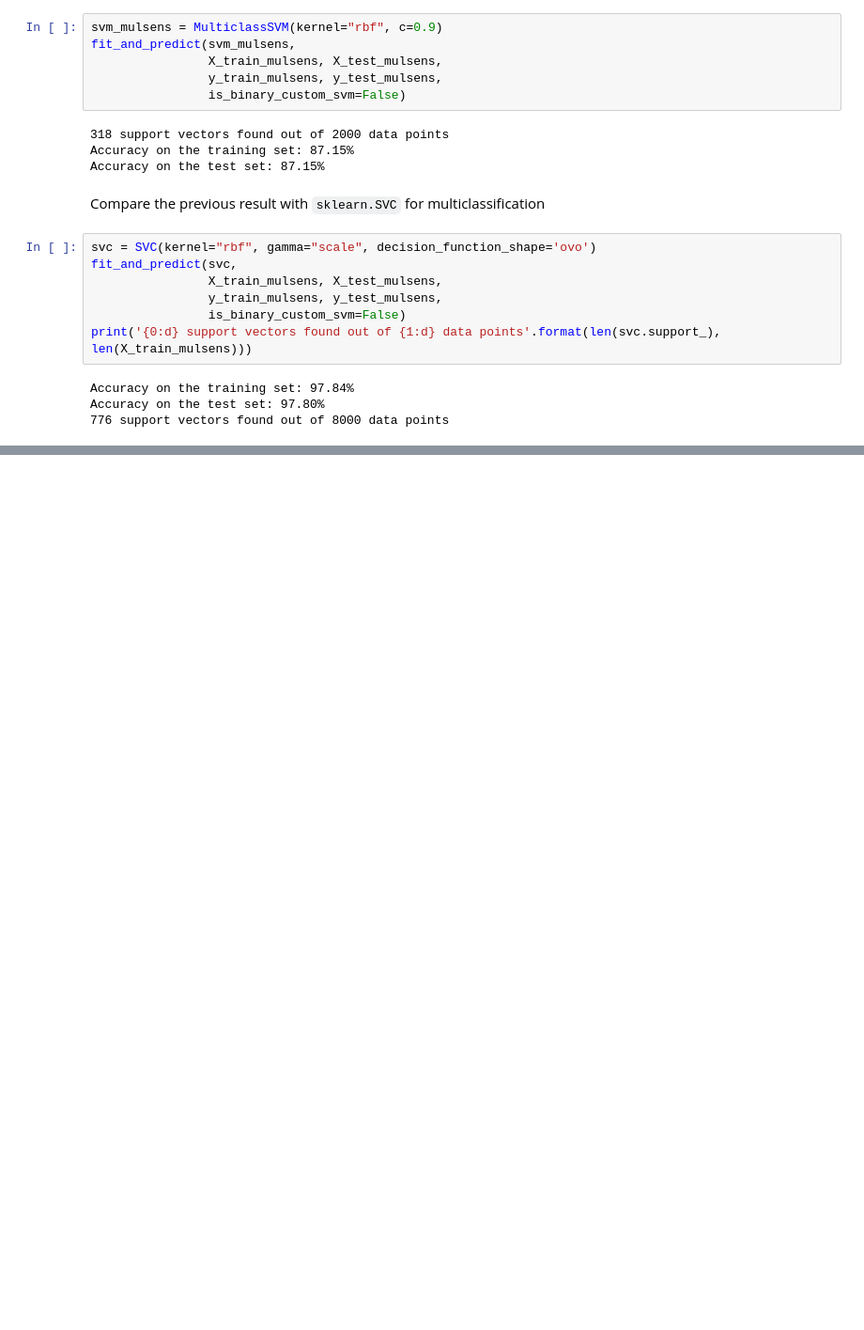
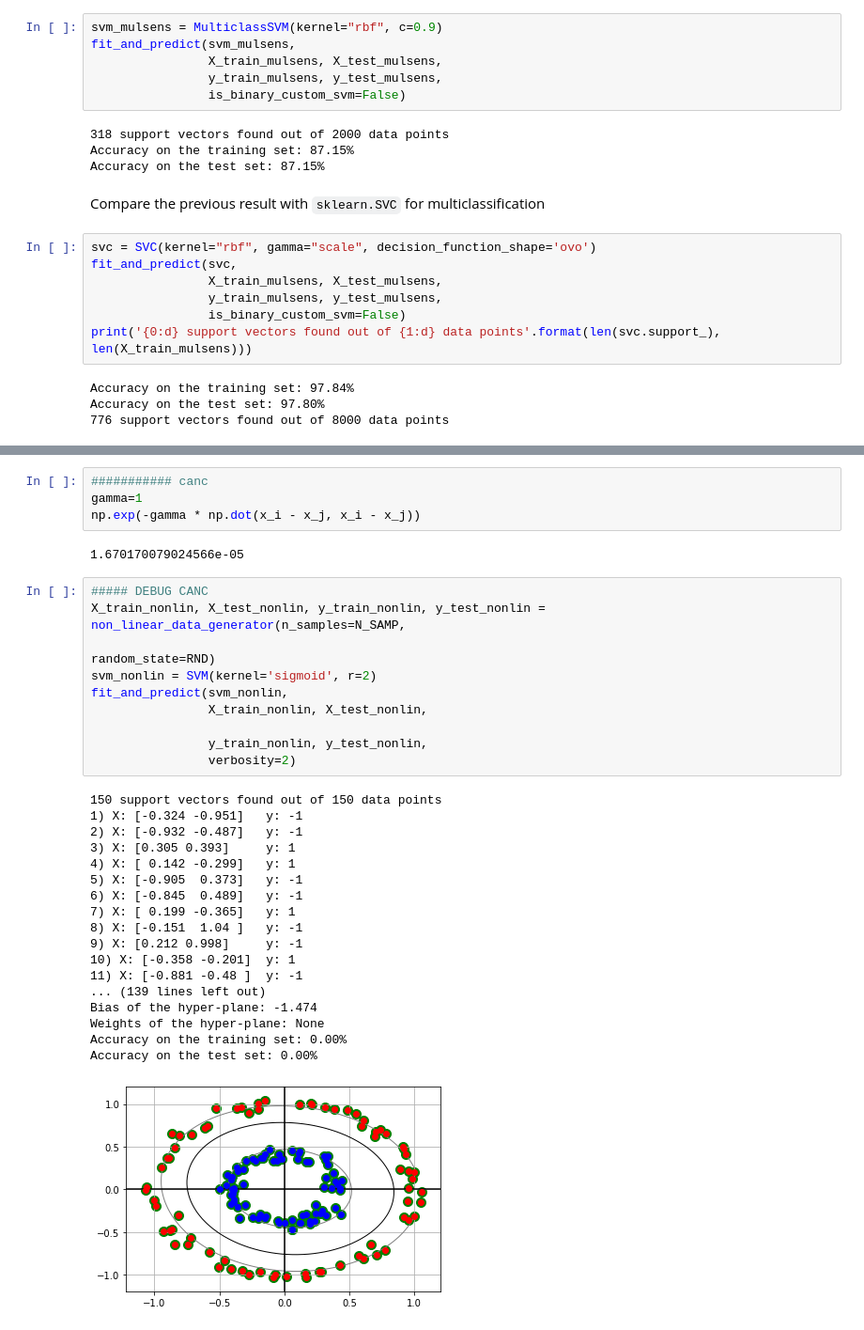
Before and after one commit to nihil21/custom-svm, a Jupyter notebook: custom-svm/svm_usecase.ipynb, the cells around one changed output, grey strips where cells are left out. Shown at 94% size. Drawn from its saved outputs; the diff is of its cells as text; blank space fills up the shorter version.

```diff
--- a/custom-svm/svm_usecase.ipynb
+++ b/custom-svm/svm_usecase.ipynb
@@ -312,0 +321,35 @@ Accuracy on the test set: 97.80%
+# %%
+########### canc
+gamma=1
+np.exp(-gamma * np.dot(x_i - x_j, x_i - x_j))
+# %% [output]
+1.670170079024566e-05
+# %%
+##### DEBUG CANC
+X_train_nonlin, X_test_nonlin, y_train_nonlin, y_test_nonlin = non_linear_data_generator(n_samples=N_SAMP,
+                                                                                         random_state=RND)
+svm_nonlin = SVM(kernel='sigmoid', r=2)
+fit_and_predict(svm_nonlin,
+                X_train_nonlin, X_test_nonlin,
+
+                y_train_nonlin, y_test_nonlin,
+                verbosity=2)
+# %% [output]
+150 support vectors found out of 150 data points
+1) X: [-0.324 -0.951]   y: -1
+2) X: [-0.932 -0.487]   y: -1
+3) X: [0.305 0.393]     y: 1
+4) X: [ 0.142 -0.299]   y: 1
+5) X: [-0.905  0.373]   y: -1
+6) X: [-0.845  0.489]   y: -1
+7) X: [ 0.199 -0.365]   y: 1
+8) X: [-0.151  1.04 ]   y: -1
+9) X: [0.212 0.998]     y: -1
+10) X: [-0.358 -0.201]  y: 1
+11) X: [-0.881 -0.48 ]  y: -1
+... (139 lines left out)
+Bias of the hyper-plane: -1.474
+Weights of the hyper-plane: None
+Accuracy on the training set: 0.00%
+Accuracy on the test set: 0.00%
+[figure, added]
```
Also changed, not shown: parts of 1 cell of this notebook.
